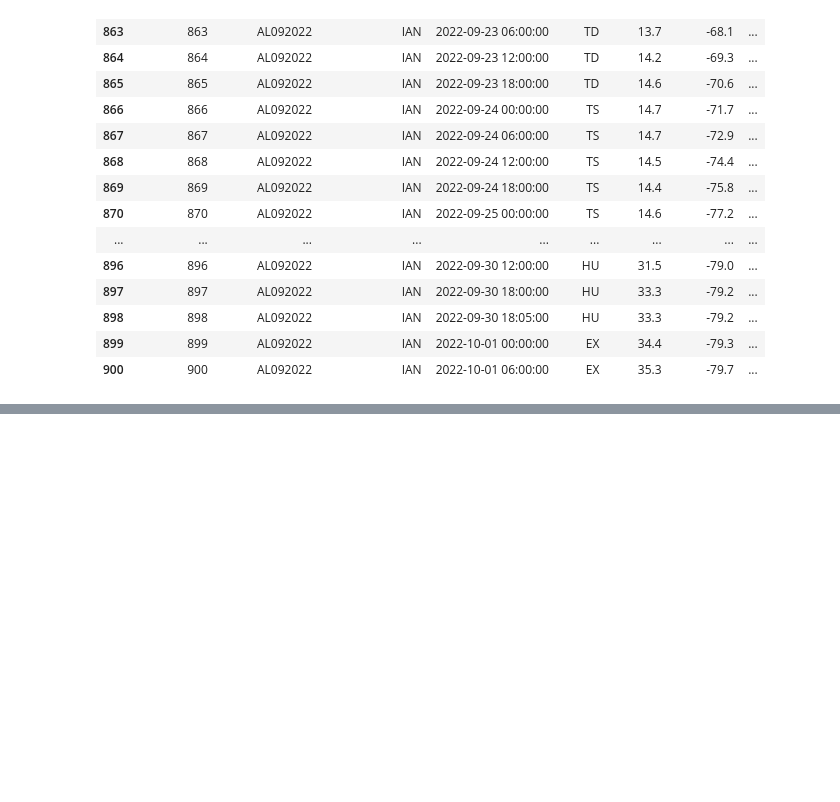
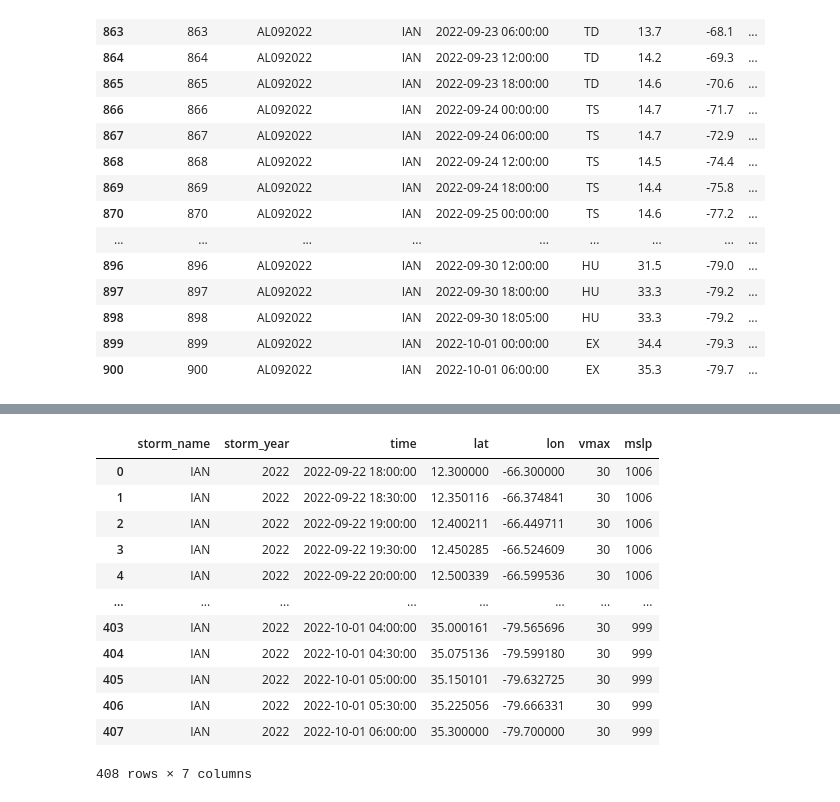
Before and after one commit to ajmell7/category-v, a Jupyter notebook: capstone_data_processing_cleaned.ipynb, the cells around one changed output, grey strips where cells are left out. Saved outputs shown, nothing was run; the diff lists cells and outputs as text; code cells hidden in the pictures; blank space fills up the shorter version.

```diff
--- a/capstone_data_processing_cleaned.ipynb
+++ b/capstone_data_processing_cleaned.ipynb
@@ -777,0 +881,16 @@ for idx in range(len(ian_bin_times)):
+# %%
+full_ian_interp_df
+# %% [output]
+|  | storm_name | storm_year | time | lat | lon | vmax | mslp |
+| 0 | IAN | 2022 | 2022-09-22 18:00:00 | 12.300000 | -66.300000 | 30 | 1006 |
+| 1 | IAN | 2022 | 2022-09-22 18:30:00 | 12.350116 | -66.374841 | 30 | 1006 |
+| 2 | IAN | 2022 | 2022-09-22 19:00:00 | 12.400211 | -66.449711 | 30 | 1006 |
+| 3 | IAN | 2022 | 2022-09-22 19:30:00 | 12.450285 | -66.524609 | 30 | 1006 |
+| 4 | IAN | 2022 | 2022-09-22 20:00:00 | 12.500339 | -66.599536 | 30 | 1006 |
+| ... | ... | ... | ... | ... | ... | ... | ... |
+| 403 | IAN | 2022 | 2022-10-01 04:00:00 | 35.000161 | -79.565696 | 30 | 999 |
+| 404 | IAN | 2022 | 2022-10-01 04:30:00 | 35.075136 | -79.599180 | 30 | 999 |
+| 405 | IAN | 2022 | 2022-10-01 05:00:00 | 35.150101 | -79.632725 | 30 | 999 |
+| 406 | IAN | 2022 | 2022-10-01 05:30:00 | 35.225056 | -79.666331 | 30 | 999 |
+| 407 | IAN | 2022 | 2022-10-01 06:00:00 | 35.300000 | -79.700000 | 30 | 999 |
+408 rows × 7 columns
```
Also changed, not shown: parts of 10 cells of this notebook, 1 other file.
